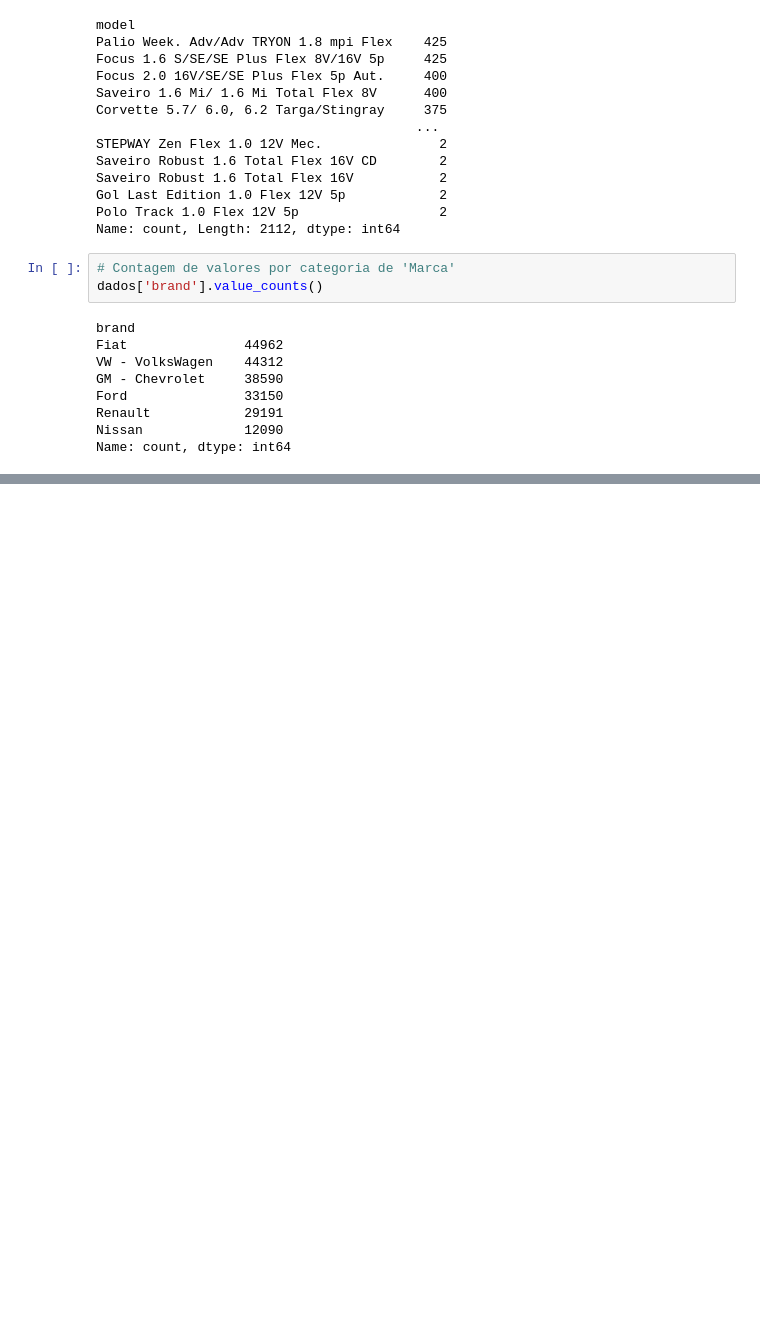
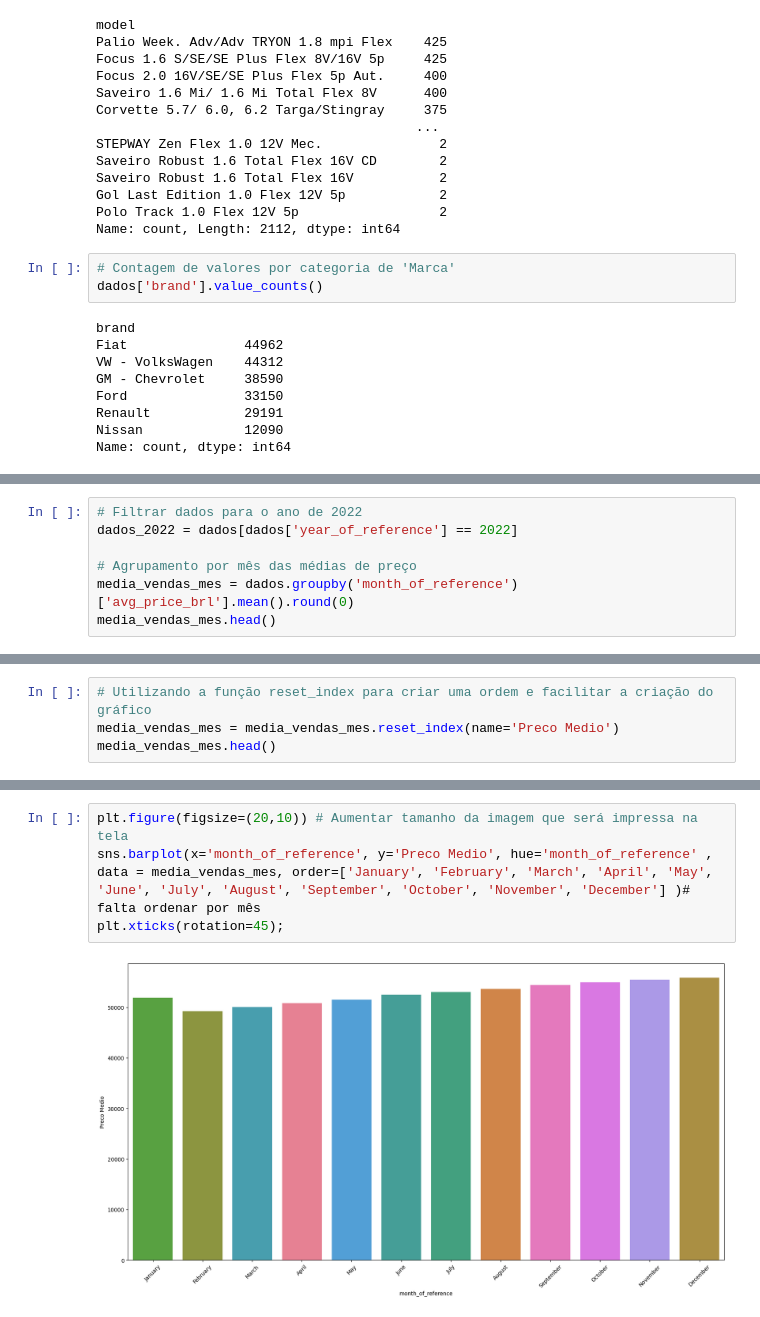
Before and after one commit to Equipe16-IAA/IAA002-TrabalhoFinal, a Jupyter notebook: 1 Analise exploratoria Daniel.ipynb, the cells around one changed output, grey strips where cells are left out. Cells and saved outputs as stored; diff of their text form; blank space fills up the shorter version.

```diff
--- a/1 Analise exploratoria Daniel.ipynb
+++ b/1 Analise exploratoria Daniel.ipynb
@@ -177,0 +204,7 @@ Name: count, dtype: int64
+# %%
+# Filtrar dados para o ano de 2022
+dados_2022 = dados[dados['year_of_reference'] == 2022]
+
+# Agrupamento por mês das médias de preço
+media_vendas_mes = dados.groupby('month_of_reference')['avg_price_brl'].mean().round(0)
+media_vendas_mes.head()
@@ -177,0 +219,4 @@ Name: count, dtype: int64
+# %%
+# Utilizando a função reset_index para criar uma ordem e facilitar a criação do gráfico
+media_vendas_mes = media_vendas_mes.reset_index(name='Preco Medio')
+media_vendas_mes.head()
@@ -177,0 +230,6 @@ Name: count, dtype: int64
+# %%
+plt.figure(figsize=(20,10)) # Aumentar tamanho da imagem que será impressa na tela
+sns.barplot(x='month_of_reference', y='Preco Medio', hue='month_of_reference' , data = media_vendas_mes, order=['January', 'February', 'March', 'April', 'May', 'June', 'July', 'August', 'September', 'October', 'November', 'December'] )# falta ordenar por mês
+plt.xticks(rotation=45);
+# %% [output]
+[figure, added]
```
Also changed, not shown: parts of 9 cells of this notebook.
